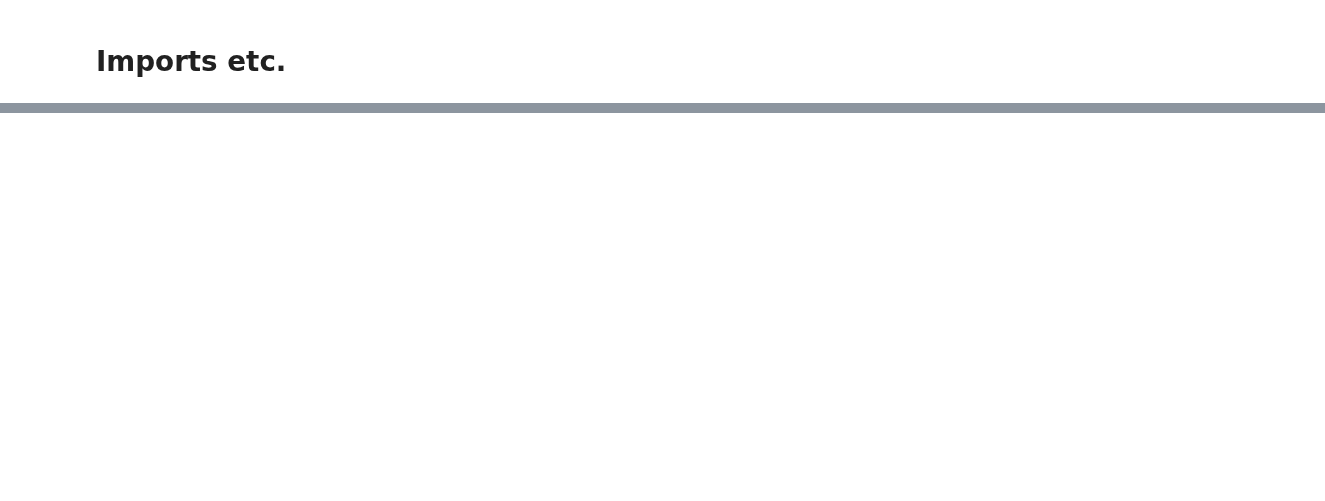
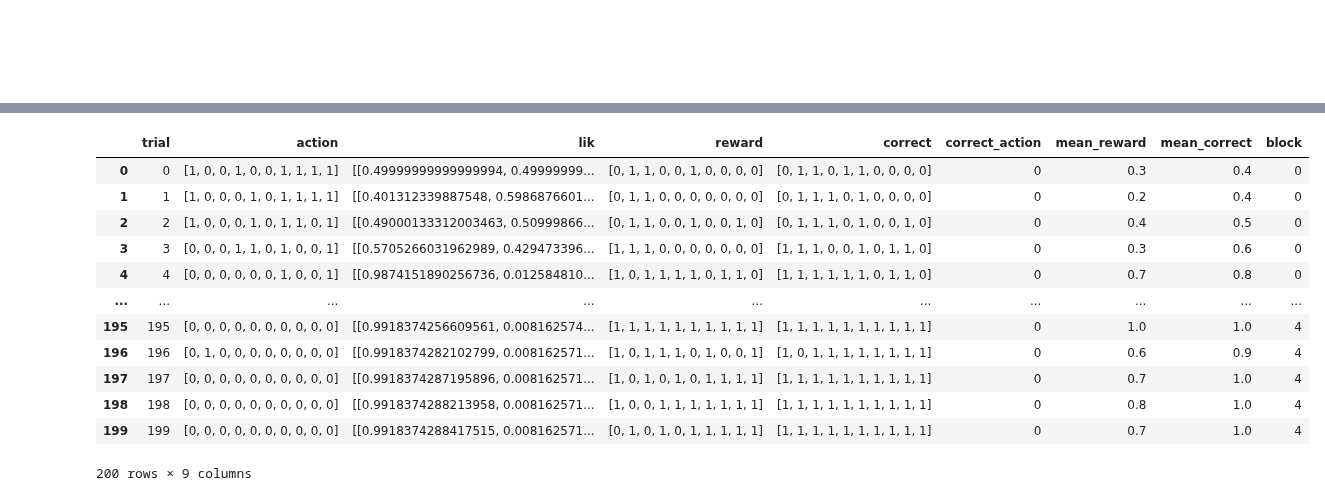
Before and after one commit to MariaEckstein/SLCN, a Jupyter notebook: models/SimulateMouseBehavior.ipynb, the cells around one changed output, grey strips where cells are left out. Saved outputs shown, nothing was run; the diff lists cells and outputs as text; code cells hidden in the pictures; blank space fills up the shorter version.

```diff
--- a/models/SimulateMouseBehavior.ipynb
+++ b/models/SimulateMouseBehavior.ipynb
@@ -13,0 +166,64 @@ plot_dir = 'C:/Users/maria/MEGAsync/SLCN/models/plots'
+# %%
+def simulate_dataset(task_args, agent_args, suff=''):
+
+    actions = []
+    liks = []
+    rewards = []
+    corrects = []
+
+    # Get task and agent
+    task = PSTask(task_args['p_cor'], n_trials=task_args['n_trials'],
+                  block_lengths_lower=task_args['block_lengths_lower'], block_lengths_upper=task_args['block_lengths_upper'],
+                  correct_actions=task_args['correct_actions'])
+    agent = PSAgent(agent_args['n_agents'], agent_args['params'], agent_args['init_Q'])
+
+    # Play the game, save data
+    for trial in range(n_trials):
+
+        lik, action = agent.take_action()
+        correct, reward = task.present_reward(action, trial)
+        agent.update_Q(action, reward)
+
+        actions += [action]
+        liks += [lik]
+        rewards += [reward]
+        corrects += [correct]
+
+    # Format data
+    data = pd.DataFrame(
+            {'action' + suff: actions, 'lik' + suff: liks,
+             'reward' + suff: rewards, 'correct' + suff: corrects, 'correct_action': task.correct_actions})
+    data = data.reset_index()
+    data = data.rename(columns={'index': 'trial'})
+
+    data['mean_reward'] = np.mean(np.array(list(data['reward' + suff])), axis=1)
+    data['mean_correct'] = np.mean(np.array(list(data['correct' + suff])), axis=1)
+    data['block'] = np.append([0], np.cumsum(np.abs(np.diff(task.correct_actions))))
+
+    return data
+
+# Example use
+task_args = {
+    'p_cor': 0.75, 'correct_actions': [], 'n_trials': n_trials,
+    'block_lengths_lower': block_lengths_lower, 'block_lengths_upper': block_lengths_upper
+}
+agent_args = {
+    'n_agents': n_agents, 'params': params, 'init_Q': init_Q,
+}
+
+data = simulate_dataset(task_args, agent_args)
+data
+# %% [output]
+|  | trial | action | lik | reward | correct | correct_action | mean_reward | mean_correct | block |
+| 0 | 0 | [1, 0, 0, 1, 0, 0, 1, 1, 1, 1] | [[0.49999999999999994, 0.49999999... | [0, 1, 1, 0, 0, 1, 0, 0, 0, 0] | [0, 1, 1, 0, 1, 1, 0, 0, 0, 0] | 0 | 0.3 | 0.4 | 0 |
+| 1 | 1 | [1, 0, 0, 0, 1, 0, 1, 1, 1, 1] | [[0.401312339887548, 0.5986876601... | [0, 1, 1, 0, 0, 0, 0, 0, 0, 0] | [0, 1, 1, 1, 0, 1, 0, 0, 0, 0] | 0 | 0.2 | 0.4 | 0 |
+| 2 | 2 | [1, 0, 0, 0, 1, 0, 1, 1, 0, 1] | [[0.49000133312003463, 0.50999866... | [0, 1, 1, 0, 0, 1, 0, 0, 1, 0] | [0, 1, 1, 1, 0, 1, 0, 0, 1, 0] | 0 | 0.4 | 0.5 | 0 |
+| 3 | 3 | [0, 0, 0, 1, 1, 0, 1, 0, 0, 1] | [[0.5705266031962989, 0.429473396... | [1, 1, 1, 0, 0, 0, 0, 0, 0, 0] | [1, 1, 1, 0, 0, 1, 0, 1, 1, 0] | 0 | 0.3 | 0.6 | 0 |
+| 4 | 4 | [0, 0, 0, 0, 0, 0, 1, 0, 0, 1] | [[0.9874151890256736, 0.012584810... | [1, 0, 1, 1, 1, 1, 0, 1, 1, 0] | [1, 1, 1, 1, 1, 1, 0, 1, 1, 0] | 0 | 0.7 | 0.8 | 0 |
+| ... | ... | ... | ... | ... | ... | ... | ... | ... | ... |
+| 195 | 195 | [0, 0, 0, 0, 0, 0, 0, 0, 0, 0] | [[0.9918374256609561, 0.008162574... | [1, 1, 1, 1, 1, 1, 1, 1, 1, 1] | [1, 1, 1, 1, 1, 1, 1, 1, 1, 1] | 0 | 1.0 | 1.0 | 4 |
+| 196 | 196 | [0, 1, 0, 0, 0, 0, 0, 0, 0, 0] | [[0.9918374282102799, 0.008162571... | [1, 0, 1, 1, 1, 0, 1, 0, 0, 1] | [1, 0, 1, 1, 1, 1, 1, 1, 1, 1] | 0 | 0.6 | 0.9 | 4 |
+| 197 | 197 | [0, 0, 0, 0, 0, 0, 0, 0, 0, 0] | [[0.9918374287195896, 0.008162571... | [1, 0, 1, 0, 1, 0, 1, 1, 1, 1] | [1, 1, 1, 1, 1, 1, 1, 1, 1, 1] | 0 | 0.7 | 1.0 | 4 |
+| 198 | 198 | [0, 0, 0, 0, 0, 0, 0, 0, 0, 0] | [[0.9918374288213958, 0.008162571... | [1, 0, 0, 1, 1, 1, 1, 1, 1, 1] | [1, 1, 1, 1, 1, 1, 1, 1, 1, 1] | 0 | 0.8 | 1.0 | 4 |
+| 199 | 199 | [0, 0, 0, 0, 0, 0, 0, 0, 0, 0] | [[0.9918374288417515, 0.008162571... | [0, 1, 0, 1, 0, 1, 1, 1, 1, 1] | [1, 1, 1, 1, 1, 1, 1, 1, 1, 1] | 0 | 0.7 | 1.0 | 4 |
+200 rows × 9 columns
```
Also changed, not shown: parts of 29 cells of this notebook, 3 other files.
